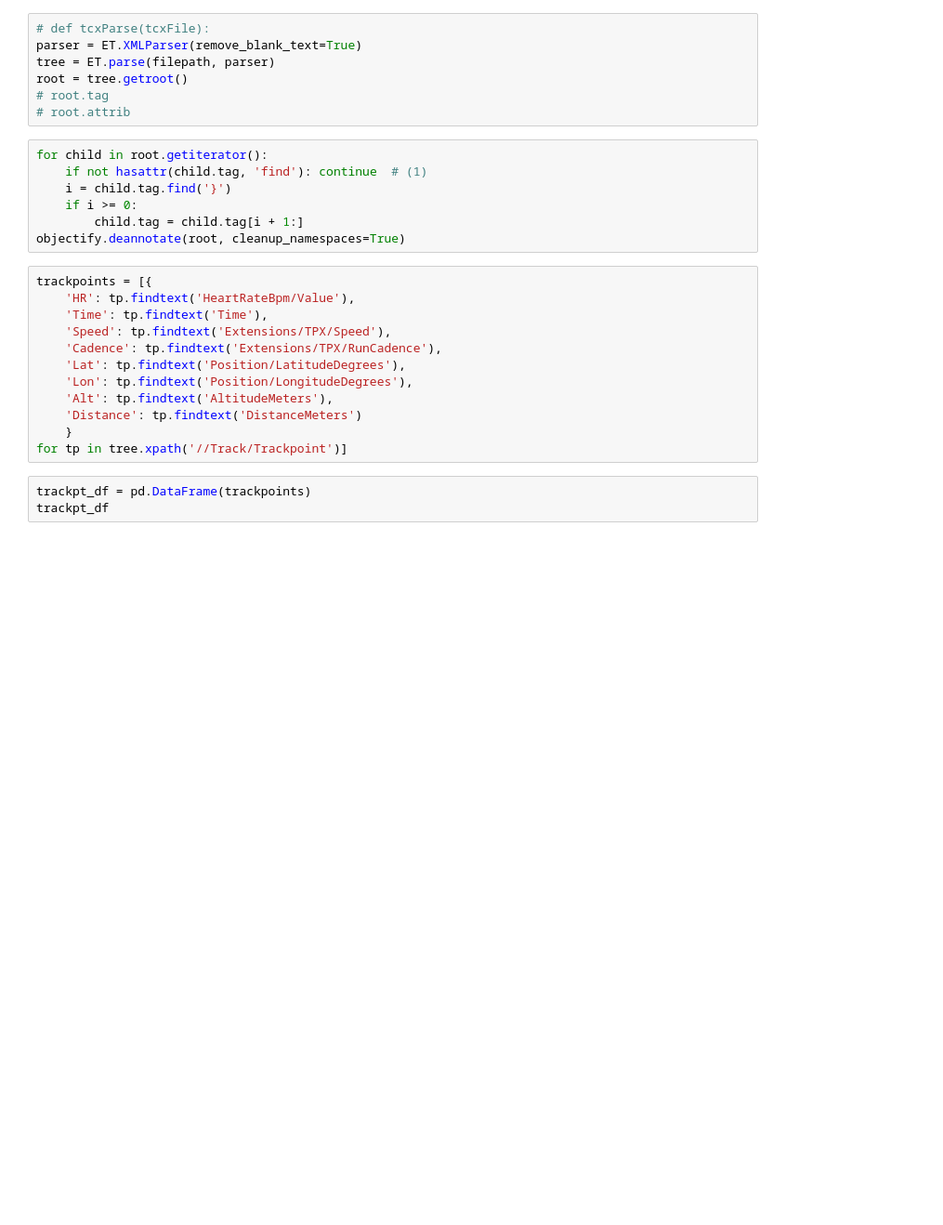
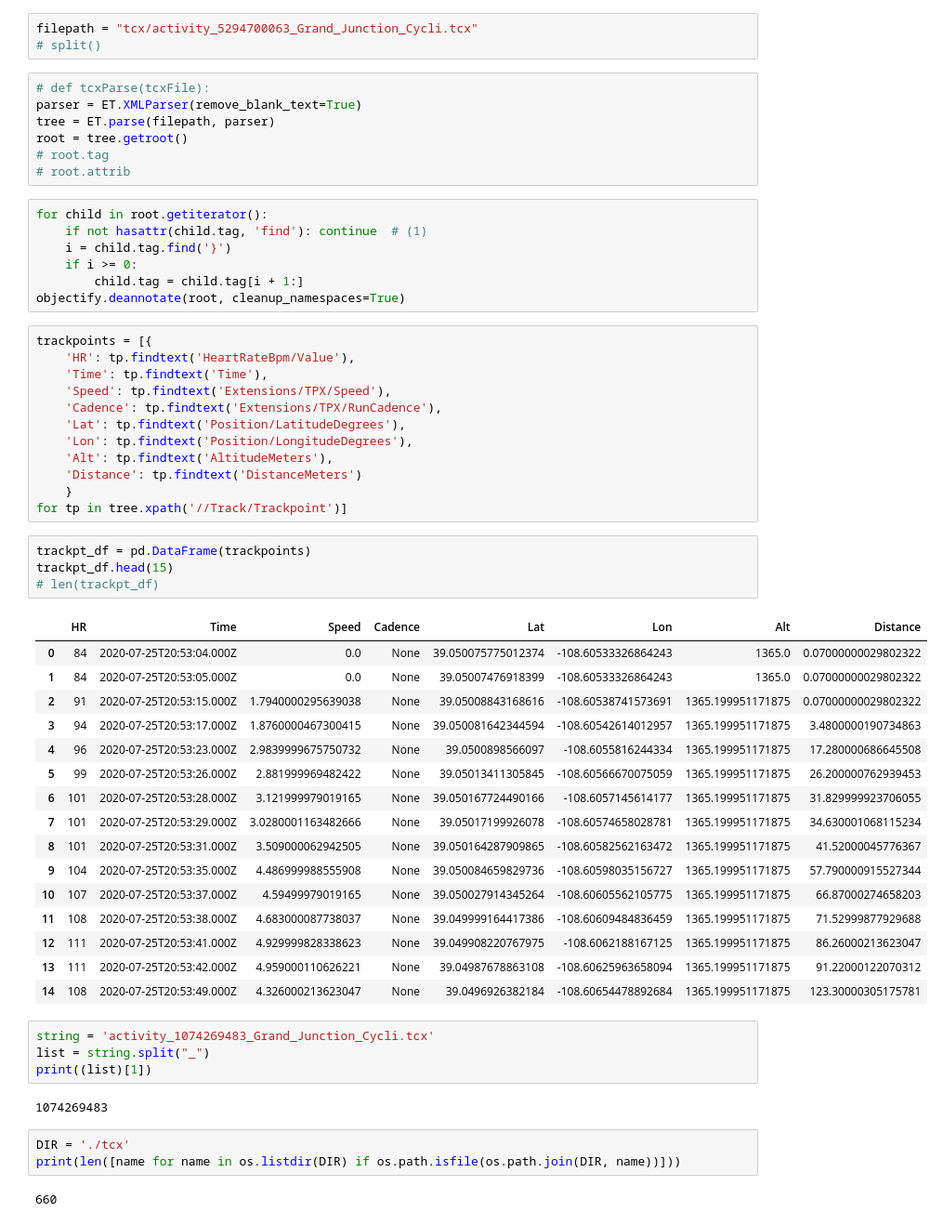
Before and after one commit to RoarkJ/Digital-Workout-Tracker, a Jupyter notebook: data/garmin_parse.ipynb, the cells around one changed output. Shown at 93% size. Saved outputs shown, nothing was run; the diff lists cells and outputs as text; blank space fills up the shorter version.

```diff
--- a/data/garmin_parse.ipynb
+++ b/data/garmin_parse.ipynb
@@ -23,3 +43,6 @@ filepath = "C:/Users/bbahaneb/Documents/DU Data Bootcamp/Digital-Workout-Tracker
+# %%
+filepath = "tcx/activity_5294700063_Grand_Junction_Cycli.tcx"
+# split()
 # %%
 # def tcxParse(tcxFile):
 parser = ET.XMLParser(remove_blank_text=True)
@@ -48,4 +71,33 @@ trackpoints = [{
 for tp in tree.xpath('//Track/Trackpoint')]
 # %%
 trackpt_df = pd.DataFrame(trackpoints)
-trackpt_df
+trackpt_df.head(15)
+# len(trackpt_df)
+# %% [output]
+|  | HR | Time | Speed | Cadence | Lat | Lon | Alt | Distance |
+| 0 | 84 | 2020-07-25T20:53:04.000Z | 0.0 | None | 39.050075775012374 | -108.60533326864243 | 1365.0 | 0.07000000029802322 |
+| 1 | 84 | 2020-07-25T20:53:05.000Z | 0.0 | None | 39.05007476918399 | -108.60533326864243 | 1365.0 | 0.07000000029802322 |
+| 2 | 91 | 2020-07-25T20:53:15.000Z | 1.7940000295639038 | None | 39.05008843168616 | -108.60538741573691 | 1365.199951171875 | 0.07000000029802322 |
+| 3 | 94 | 2020-07-25T20:53:17.000Z | 1.8760000467300415 | None | 39.050081642344594 | -108.60542614012957 | 1365.199951171875 | 3.4800000190734863 |
+| 4 | 96 | 2020-07-25T20:53:23.000Z | 2.9839999675750732 | None | 39.0500898566097 | -108.6055816244334 | 1365.199951171875 | 17.280000686645508 |
+| 5 | 99 | 2020-07-25T20:53:26.000Z | 2.881999969482422 | None | 39.05013411305845 | -108.60566670075059 | 1365.199951171875 | 26.200000762939453 |
+| 6 | 101 | 2020-07-25T20:53:28.000Z | 3.121999979019165 | None | 39.050167724490166 | -108.6057145614177 | 1365.199951171875 | 31.829999923706055 |
+| 7 | 101 | 2020-07-25T20:53:29.000Z | 3.0280001163482666 | None | 39.05017199926078 | -108.60574658028781 | 1365.199951171875 | 34.630001068115234 |
+| 8 | 101 | 2020-07-25T20:53:31.000Z | 3.509000062942505 | None | 39.050164287909865 | -108.60582562163472 | 1365.199951171875 | 41.52000045776367 |
+| 9 | 104 | 2020-07-25T20:53:35.000Z | 4.486999988555908 | None | 39.050084659829736 | -108.60598035156727 | 1365.199951171875 | 57.790000915527344 |
+| 10 | 107 | 2020-07-25T20:53:37.000Z | 4.59499979019165 | None | 39.050027914345264 | -108.60605562105775 | 1365.199951171875 | 66.87000274658203 |
+| 11 | 108 | 2020-07-25T20:53:38.000Z | 4.683000087738037 | None | 39.049999164417386 | -108.60609484836459 | 1365.199951171875 | 71.52999877929688 |
+| 12 | 111 | 2020-07-25T20:53:41.000Z | 4.929999828338623 | None | 39.049908220767975 | -108.6062188167125 | 1365.199951171875 | 86.26000213623047 |
+| 13 | 111 | 2020-07-25T20:53:42.000Z | 4.959000110626221 | None | 39.04987678863108 | -108.60625963658094 | 1365.199951171875 | 91.22000122070312 |
+| 14 | 108 | 2020-07-25T20:53:49.000Z | 4.326000213623047 | None | 39.0496926382184 | -108.60654478892684 | 1365.199951171875 | 123.30000305175781 |
+# %%
+string = 'activity_1074269483_Grand_Junction_Cycli.tcx'
+list = string.split("_")
+print((list)[1])
+# %% [output]
+1074269483
+# %%
+DIR = './tcx'
+print(len([name for name in os.listdir(DIR) if os.path.isfile(os.path.join(DIR, name))]))
+# %% [output]
+660
```
Also changed, not shown: parts of 8 cells of this notebook, 1 other file.
